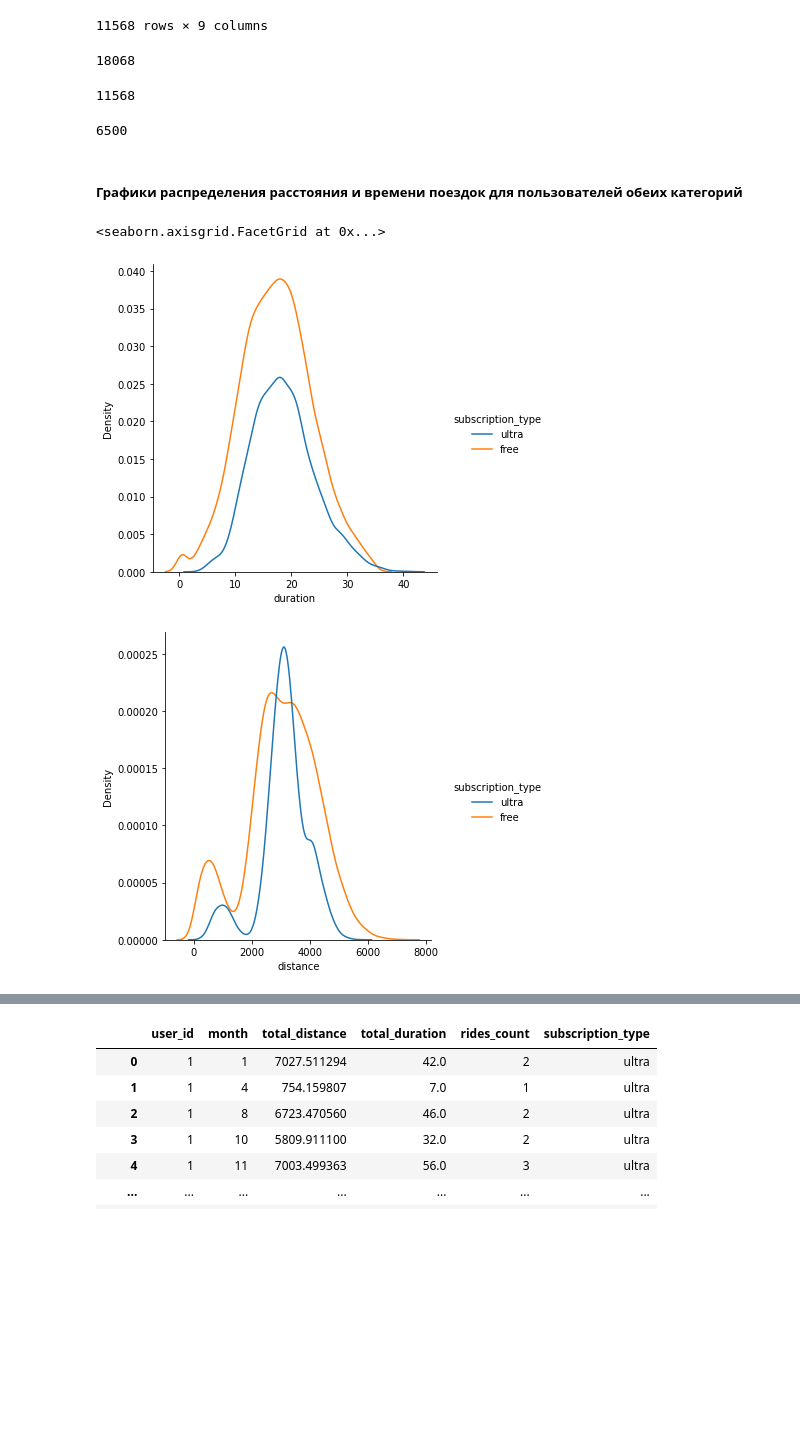
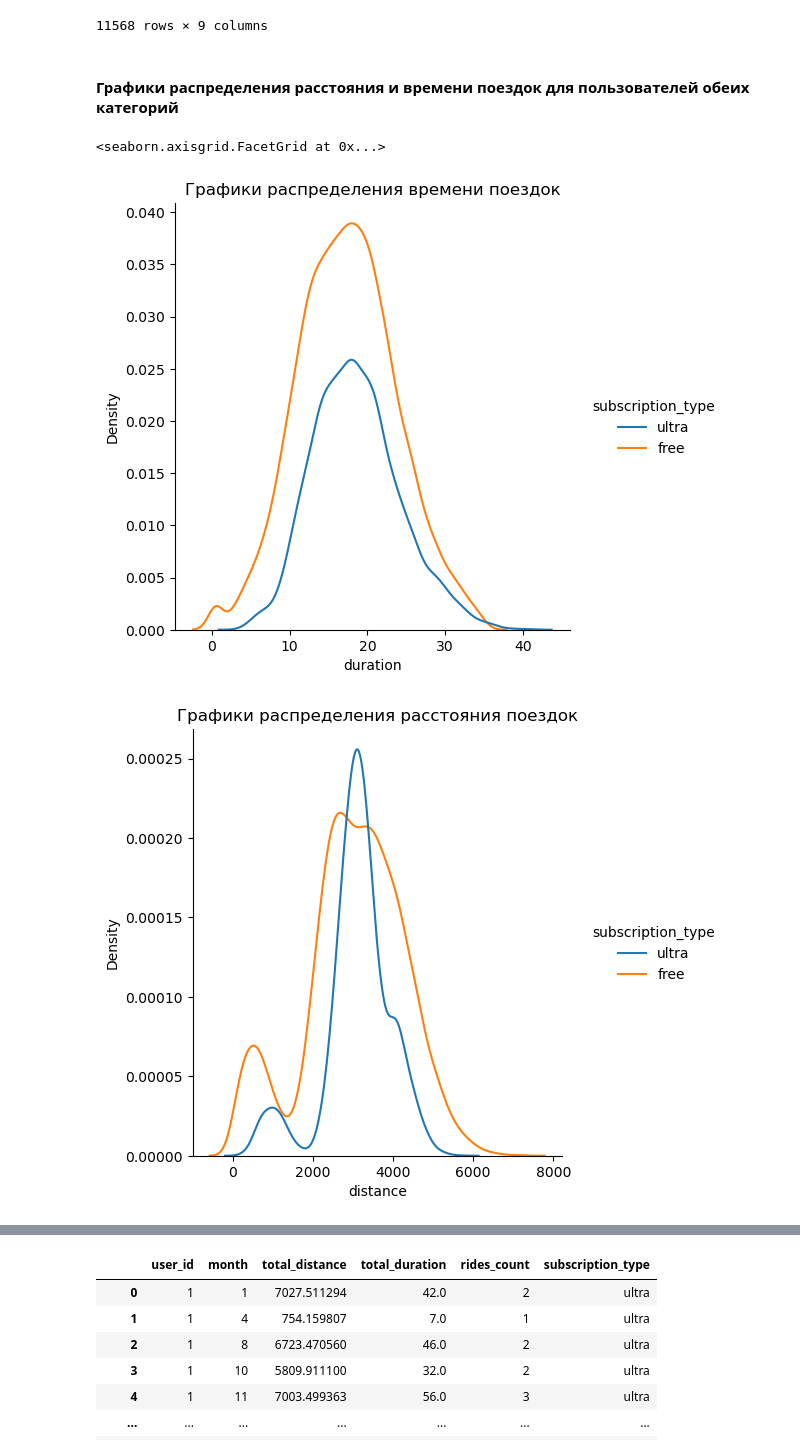
Before and after one commit to MolokoGen/ya_practicum, a Jupyter notebook: Project_4_statistic_data_analysis.ipynb, the cells around one changed output, grey strips where cells are left out. Saved outputs shown, nothing was run; the diff lists cells and outputs as text; code cells hidden in the pictures; blank space fills up the shorter version.

Commit message:
форматирование текстов и графики
Изменено форматирование в Markdown, добавлены подписи к графикам.

```diff
--- a/Project_4_statistic_data_analysis.ipynb
+++ b/Project_4_statistic_data_analysis.ipynb
@@ -34,5 +37,5 @@ from math import factorial, sqrt
 # %%
-с
-data_rides = pd.read_csv('/datasets/rides_go.csv')
-data_subscribes = pd.read_csv('/datasets/subscriptions_go.csv')
+data_users = pd.read_csv('C:/Users/Artem/YA_Practicum/datasets/users_go.csv')
+data_rides = pd.read_csv('C:/Users/Artem/YA_Practicum/datasets/rides_go.csv')
+data_subscribes = pd.read_csv('C:/Users/Artem/YA_Practicum/datasets/subscriptions_go.csv')
 # %% [markdown]
@@ -367,23 +369,14 @@ display(data_merge_free)
 | 18066 | 1534 | Альберт | 25 | Краснодар | free | 2902.308661 | 16.674362 | 2021-11-27 | 11 |
 | 18067 | 1534 | Альберт | 25 | Краснодар | free | 2371.711192 | 15.893917 | 2021-12-29 | 12 |
 11568 rows × 9 columns
-# %%
-# Код ревьюера
-display(data_merge.shape[0])
-display(data_merge_free.shape[0])
-data_merge_ultra.shape[0]
-# %% [output]
-18068
-11568
-6500
 # %% [markdown]
-##### Графики распределения расстояния и времени поездок для пользователей обеих категорий
+#### Графики распределения расстояния и времени поездок для пользователей обеих категорий
 # %%
-sns.displot(data_merge, x="duration", hue="subscription_type", kind="kde")
-sns.displot(data_merge, x="distance", hue="subscription_type", kind="kde")
+sns.displot(data_merge, x="duration", hue="subscription_type", kind="kde").set(title='Графики распределения времени поездок')
+sns.displot(data_merge, x="distance", hue="subscription_type", kind="kde").set(title='Графики распределения расстояния поездок')
 # %% [output]
 <seaborn.axisgrid.FacetGrid at 0x...>
-[figure, old version]
+[figure, new version]
-[figure, old version]
+[figure, new version]
 # %% [markdown]
 <div class="alert-info" style="padding: 20px; border-radius: 10px">
```
Also changed, not shown: parts of 52 cells of this notebook.
